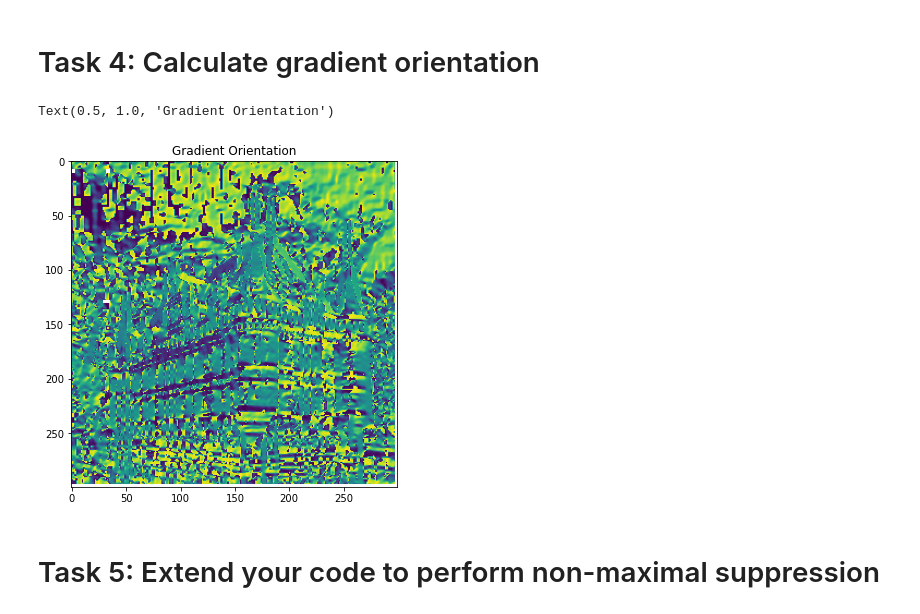
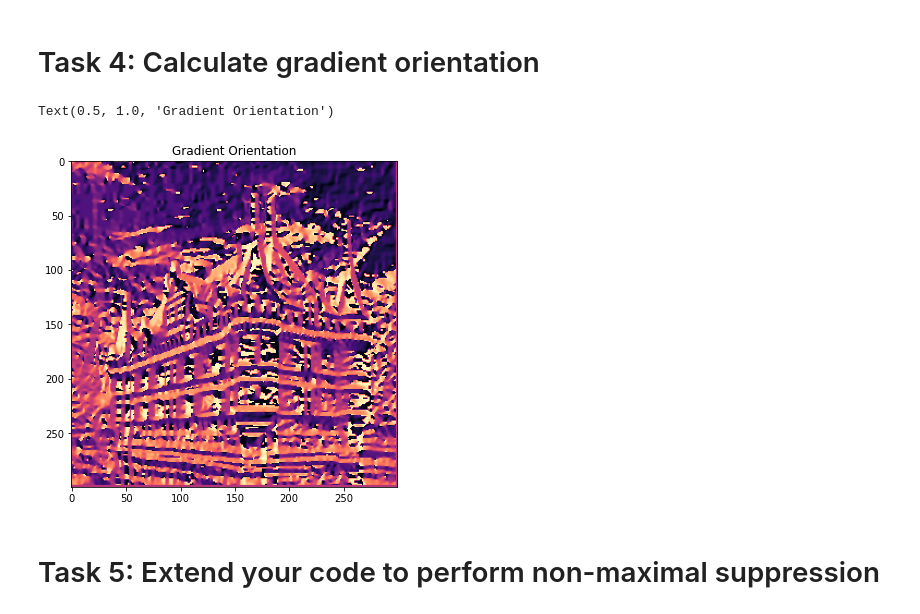
Before and after one commit to Antonio417/Sobel_filter, a Jupyter notebook: Lab 1/Lab 1.ipynb, the cells around one changed output. Cells and saved outputs as stored; diff of their text form; code cells hidden in the pictures.

Commit message:
Updated Gradient Orientation

```diff
--- a/Lab 1/Lab 1.ipynb
+++ b/Lab 1/Lab 1.ipynb
@@ -150,21 +150,16 @@ plot_two_images(img2, grad_mag)
 # Task 4: Calculate gradient orientation
 # %%
 # Show results here
-grad_orient = np.zeros(sobelX.shape)
-grad_orient = sobelY/sobelX
-grad_orient = np.arctan(grad_orient)
-# grad_orient = np.round(grad_orient / 45) * 45;
-# grad_orient = np.round(grad_orient/(np.pi/4))*np.pi/4
+grad_orient = np.arctan2(sobelY,sobelX)
 # Demonstrate your understanding by answering the question below:
 # How could the gradient orientation be used to obtain rotational invariance for patch matching?
 
-
 figure(figsize=(12, 6))
-plt.imshow(grad_orient)
+plt.imshow(grad_orient,cmap='magma')
 plt.title("Gradient Orientation")
 # %% [output]
 Text(0.5, 1.0, 'Gradient Orientation')
-[figure, old version]
+[figure, new version]
 # %% [markdown]
 # Task 5: Extend your code to perform non-maximal suppression
 # %%
```
